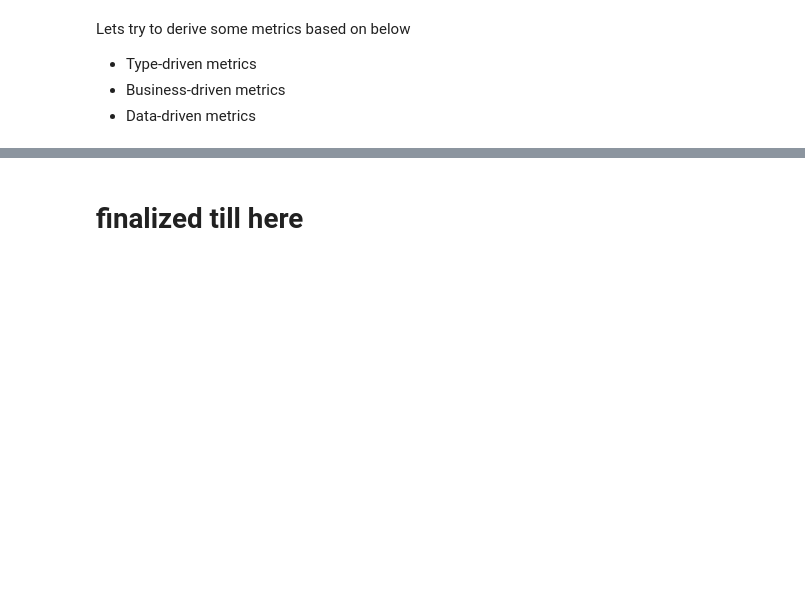
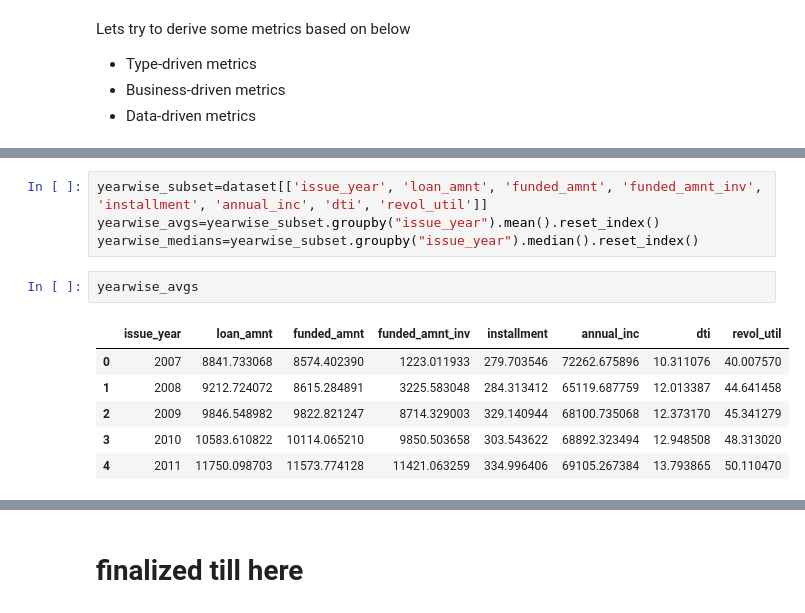
Before and after one commit to arpitjoshi/case-study-2, a Jupyter notebook: notebook.ipynb, the cells around one changed output, grey strips where cells are left out. Saved outputs shown, nothing was run; the diff lists cells and outputs as text; blank space fills up the shorter version.

```diff
--- a/notebook.ipynb
+++ b/notebook.ipynb
@@ -1006,0 +1024,13 @@ Lets try to derive some metrics based on below
+# %%
+yearwise_subset=dataset[['issue_year', 'loan_amnt', 'funded_amnt', 'funded_amnt_inv', 'installment', 'annual_inc', 'dti', 'revol_util']]
+yearwise_avgs=yearwise_subset.groupby("issue_year").mean().reset_index()
+yearwise_medians=yearwise_subset.groupby("issue_year").median().reset_index()
+# %%
+yearwise_avgs
+# %% [output]
+|  | issue_year | loan_amnt | funded_amnt | funded_amnt_inv | installment | annual_inc | dti | revol_util |
+| 0 | 2007 | 8841.733068 | 8574.402390 | 1223.011933 | 279.703546 | 72262.675896 | 10.311076 | 40.007570 |
+| 1 | 2008 | 9212.724072 | 8615.284891 | 3225.583048 | 284.313412 | 65119.687759 | 12.013387 | 44.641458 |
+| 2 | 2009 | 9846.548982 | 9822.821247 | 8714.329003 | 329.140944 | 68100.735068 | 12.373170 | 45.341279 |
+| 3 | 2010 | 10583.610822 | 10114.065210 | 9850.503658 | 303.543622 | 68892.323494 | 12.948508 | 48.313020 |
+| 4 | 2011 | 11750.098703 | 11573.774128 | 11421.063259 | 334.996406 | 69105.267384 | 13.793865 | 50.110470 |
```
Also changed, not shown: parts of 9 cells of this notebook.
